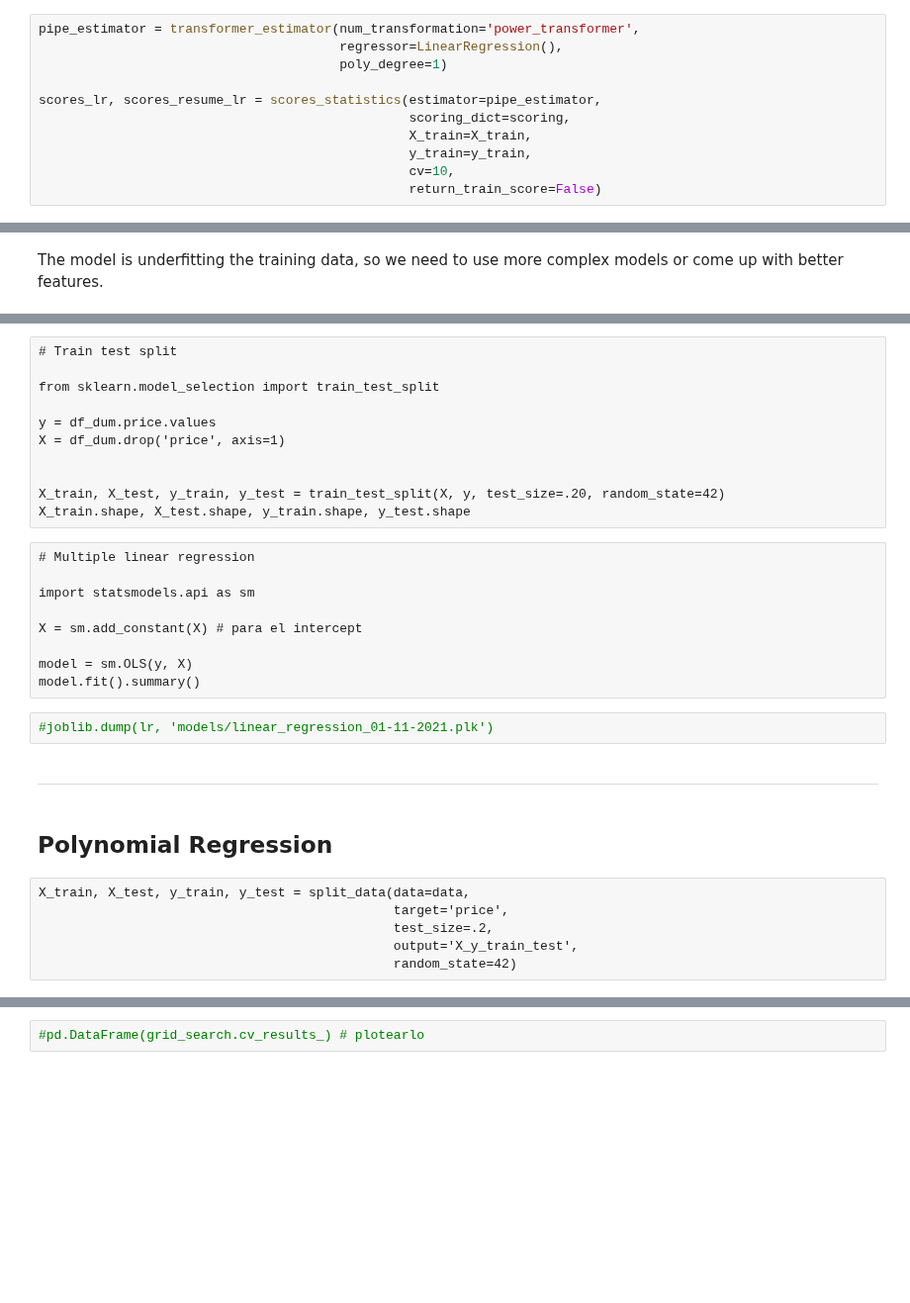
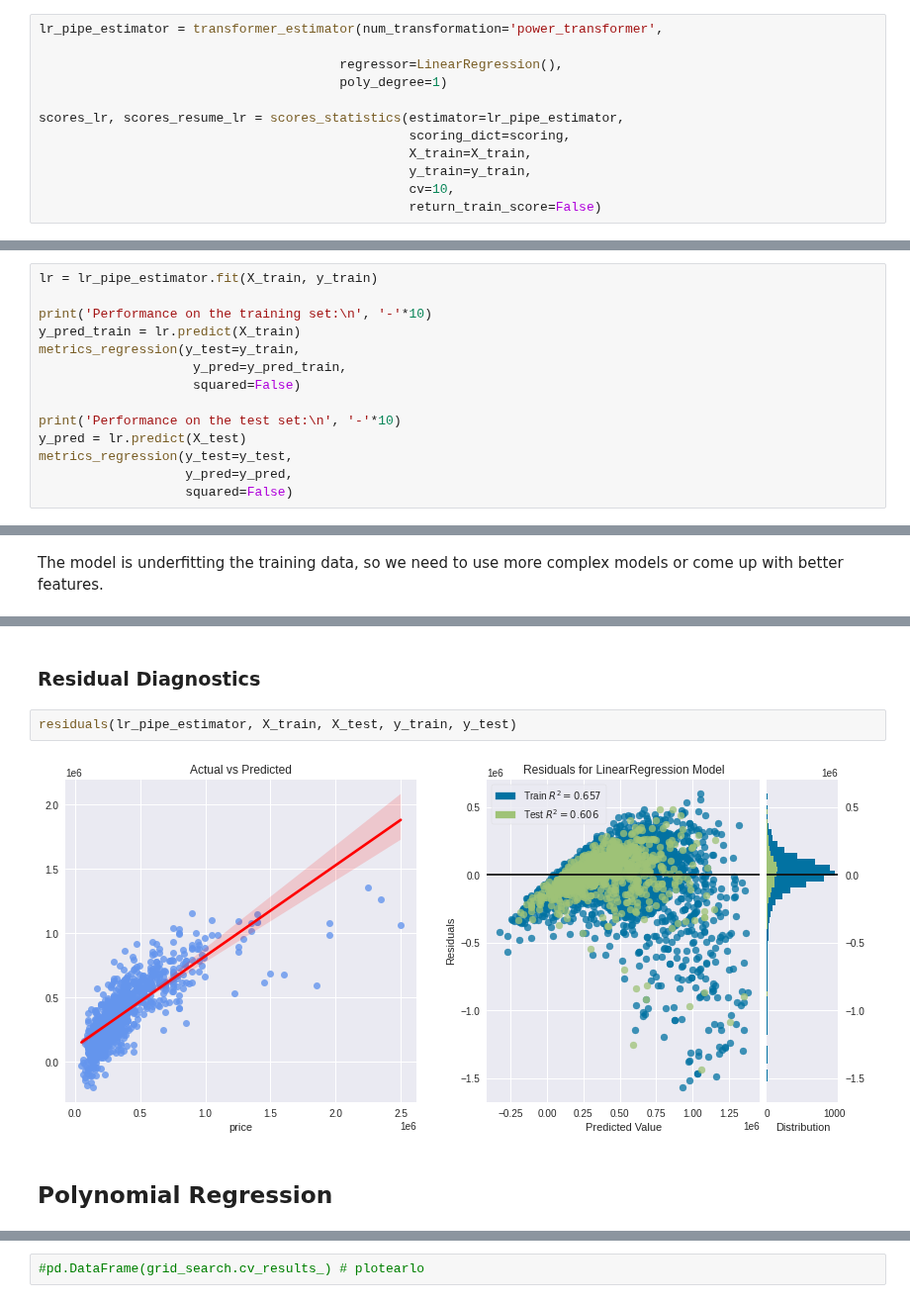
Before and after one commit to javiicc/Identifying_Potential_Investment_Opportunities_In_The_Irish_Real_Estate_Market_Using_MachineLearning, a Jupyter notebook: Price_Inference.ipynb, the cells around one changed output, grey strips where cells are left out. Shown at 99% size. Saved outputs shown, nothing was run; the diff lists cells and outputs as text; blank space fills up the shorter version.

Commit message:
price inference

```diff
--- a/Price_Inference.ipynb
+++ b/Price_Inference.ipynb
@@ -198,9 +229,10 @@ def transformer_estimator(num_transformation, regressor, poly_degree=1):
 # %%
-pipe_estimator = transformer_estimator(num_transformation='power_transformer',
+lr_pipe_estimator = transformer_estimator(num_transformation='power_transformer',
+
                                        regressor=LinearRegression(),
                                        poly_degree=1)
 
-scores_lr, scores_resume_lr = scores_statistics(estimator=pipe_estimator,
+scores_lr, scores_resume_lr = scores_statistics(estimator=lr_pipe_estimator,
                                                 scoring_dict=scoring,
                                                 X_train=X_train,
                                                 y_train=y_train,
@@ -256,0 +259,14 @@ RMSE: 160136.74847853094
+# %%
+lr = lr_pipe_estimator.fit(X_train, y_train)
+
+print('Performance on the training set:\n', '-'*10)
+y_pred_train = lr.predict(X_train)
+metrics_regression(y_test=y_train,
+                    y_pred=y_pred_train,
+                    squared=False)
+
+print('Performance on the test set:\n', '-'*10)
+y_pred = lr.predict(X_test)
+metrics_regression(y_test=y_test,
+                   y_pred=y_pred,
+                   squared=False)
@@ -292,32 +298,8 @@ df_dum.shape
-# %% [raw]
-# Train test split
-
-from sklearn.model_selection import train_test_split
-
-y = df_dum.price.values
-X = df_dum.drop('price', axis=1)
-
-
-X_train, X_test, y_train, y_test = train_test_split(X, y, test_size=.20, random_state=42)
-X_train.shape, X_test.shape, y_train.shape, y_test.shape
-# %% [raw]
-# Multiple linear regression
-
-import statsmodels.api as sm
-
-X = sm.add_constant(X) # para el intercept
-
-model = sm.OLS(y, X)
-model.fit().summary()
-# %%
-#joblib.dump(lr, 'models/linear_regression_01-11-2021.plk')
-# %% [markdown]
--------------------
+# %% [markdown]
+### Residual Diagnostics
+# %%
+residuals(lr_pipe_estimator, X_train, X_test, y_train, y_test)
+# %% [output]
+[figure, added]
 # %% [markdown]
 ## Polynomial Regression
-# %% [raw]
-X_train, X_test, y_train, y_test = split_data(data=data,
-                                              target='price',
-                                              test_size=.2,
-                                              output='X_y_train_test',
-                                              random_state=42)
```
Also changed, not shown: parts of 55 cells of this notebook, 15 other files.
